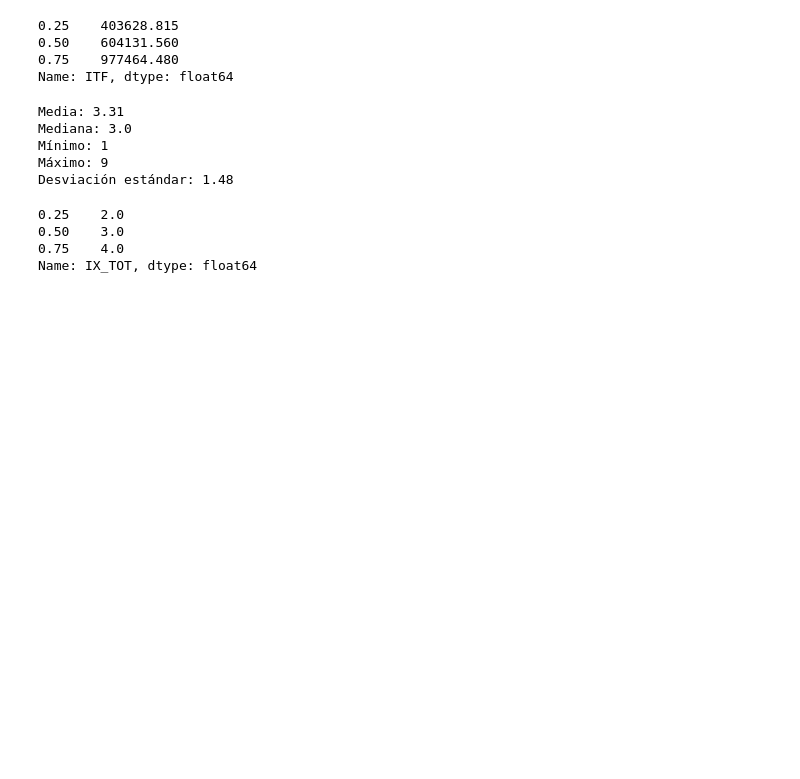
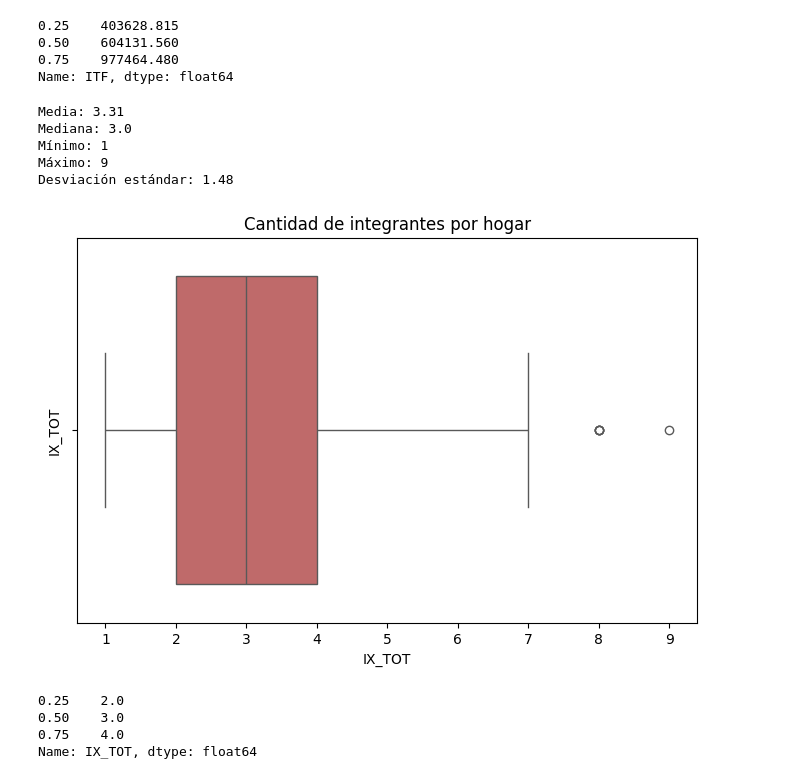
Before and after one commit to VMSot/practicaProfesional1, a Jupyter notebook: notebooks/estadisticas_descriptivas_univariantes.ipynb, the cells around one changed output. Drawn from its saved outputs; the diff is of its cells as text; code cells hidden in the pictures; blank space fills up the shorter version.

```diff
--- a/notebooks/estadisticas_descriptivas_univariantes.ipynb
+++ b/notebooks/estadisticas_descriptivas_univariantes.ipynb
@@ -48,6 +92,22 @@ Mediana: 3.0
 Mínimo: 1
 Máximo: 9
 Desviación estándar: 1.48
+# %%
+#boxplot IX_TOT
+import seaborn as sns
+import matplotlib.pyplot as plt
+plt.figure(figsize=(8, 5))
+
+sns.boxplot(
+    x=df_clean["IX_TOT"],
+    color="indianred"
+)
+
+plt.title("Cantidad de integrantes por hogar")
+plt.ylabel("IX_TOT")
+plt.show()
+# %% [output]
+[figure, added]
 # %%
 percentiles = df_clean["IX_TOT"].quantile([0.25, 0.50, 0.75])
 
```
Also changed, not shown: parts of 5 cells of this notebook.
